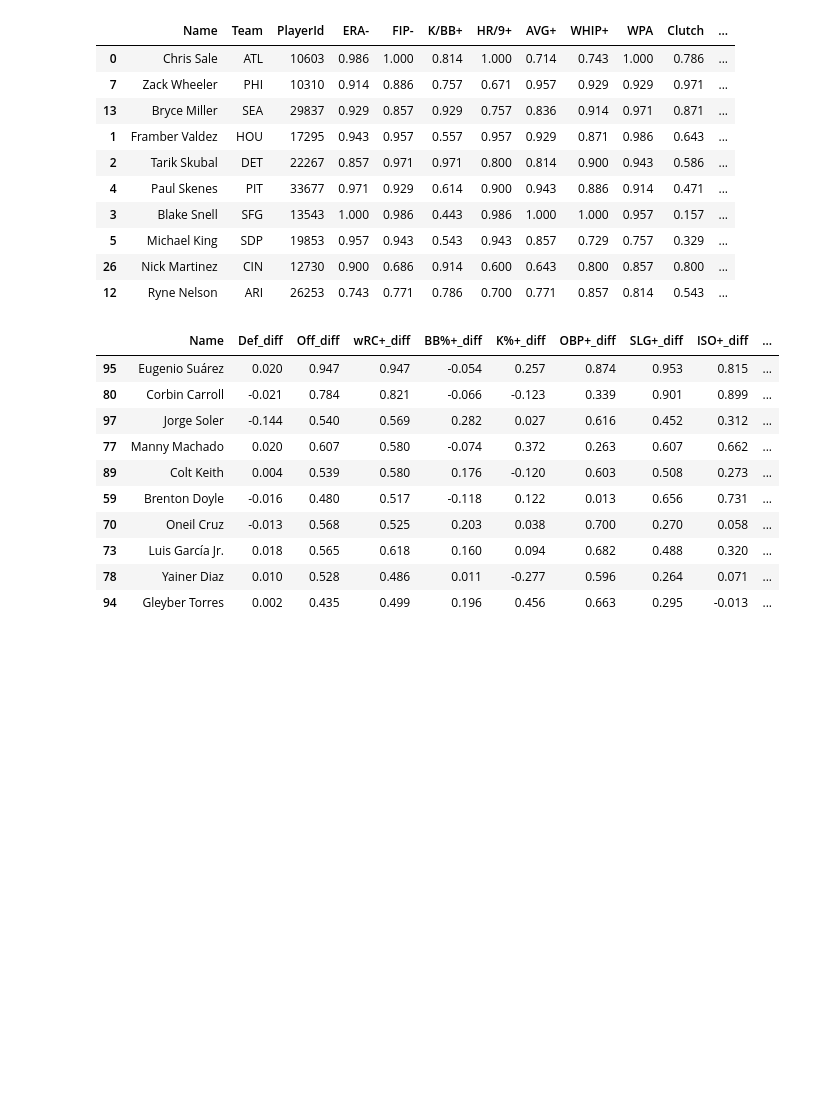
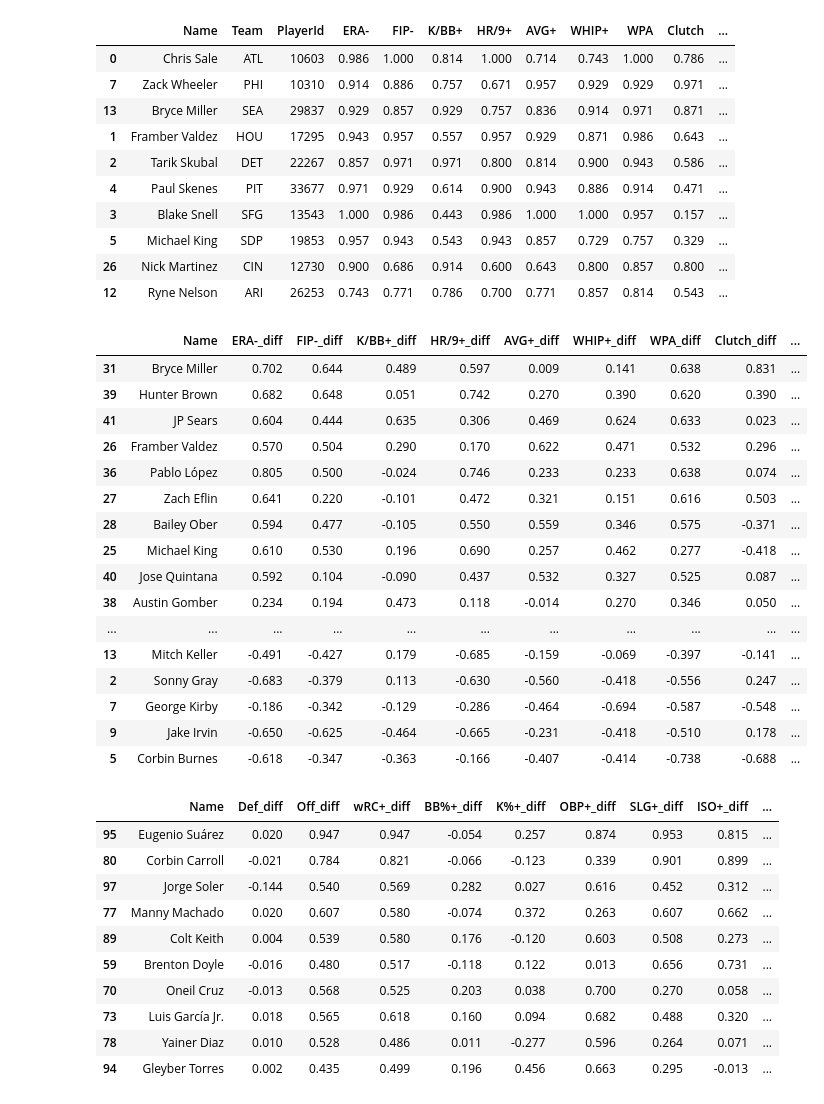
Before and after one commit to pddiii/Second-Half-Stars, a Jupyter notebook: cleaning.ipynb, the cells around one changed output. Cells and saved outputs as stored; diff of their text form; code cells hidden in the pictures; blank space fills up the shorter version.

```diff
--- a/cleaning.ipynb
+++ b/cleaning.ipynb
@@ -161,6 +161,35 @@ pitch_2nd.sort_values('mean_rank', ascending=False).head(10) # see who was stell
 | 5 | Michael King | SDP | 19853 | 0.957 | 0.943 | 0.543 | 0.943 | 0.857 | 0.729 | 0.757 | 0.329 | ... |
 | 26 | Nick Martinez | CIN | 12730 | 0.900 | 0.686 | 0.914 | 0.600 | 0.643 | 0.800 | 0.857 | 0.800 | ... |
 | 12 | Ryne Nelson | ARI | 26253 | 0.743 | 0.771 | 0.786 | 0.700 | 0.771 | 0.857 | 0.814 | 0.543 | ... |
+# %%
+difference_pitchers_df = pd.merge(difference_pitchers_df,
+         pitch_1st[['Name', 'PlayerId', 'mean_rank']],
+         on=['Name', 'PlayerId']).sort_values('mean_rank', ascending=False)
+
+difference_pitchers_df = pd.merge(difference_pitchers_df,
+                                  pitch_2nd[['Name', 'PlayerId', 'mean_rank']],
+                                  on=['Name', 'PlayerId'],
+                                  suffixes=('_first', '_second')).sort_values('mean_diff', ascending=False)
+
+difference_pitchers_df
+# %% [output]
+|  | Name | ERA-_diff | FIP-_diff | K/BB+_diff | HR/9+_diff | AVG+_diff | WHIP+_diff | WPA_diff | Clutch_diff | ... |
+| 31 | Bryce Miller | 0.702 | 0.644 | 0.489 | 0.597 | 0.009 | 0.141 | 0.638 | 0.831 | ... |
+| 39 | Hunter Brown | 0.682 | 0.648 | 0.051 | 0.742 | 0.270 | 0.390 | 0.620 | 0.390 | ... |
+| 41 | JP Sears | 0.604 | 0.444 | 0.635 | 0.306 | 0.469 | 0.624 | 0.633 | 0.023 | ... |
+| 26 | Framber Valdez | 0.570 | 0.504 | 0.290 | 0.170 | 0.622 | 0.471 | 0.532 | 0.296 | ... |
+| 36 | Pablo López | 0.805 | 0.500 | -0.024 | 0.746 | 0.233 | 0.233 | 0.638 | 0.074 | ... |
+| 27 | Zach Eflin | 0.641 | 0.220 | -0.101 | 0.472 | 0.321 | 0.151 | 0.616 | 0.503 | ... |
+| 28 | Bailey Ober | 0.594 | 0.477 | -0.105 | 0.550 | 0.559 | 0.346 | 0.575 | -0.371 | ... |
+| 25 | Michael King | 0.610 | 0.530 | 0.196 | 0.690 | 0.257 | 0.462 | 0.277 | -0.418 | ... |
+| 40 | Jose Quintana | 0.592 | 0.104 | -0.090 | 0.437 | 0.532 | 0.327 | 0.525 | 0.087 | ... |
+| 38 | Austin Gomber | 0.234 | 0.194 | 0.473 | 0.118 | -0.014 | 0.270 | 0.346 | 0.050 | ... |
+| ... | ... | ... | ... | ... | ... | ... | ... | ... | ... | ... |
+| 13 | Mitch Keller | -0.491 | -0.427 | 0.179 | -0.685 | -0.159 | -0.069 | -0.397 | -0.141 | ... |
+| 2 | Sonny Gray | -0.683 | -0.379 | 0.113 | -0.630 | -0.560 | -0.418 | -0.556 | 0.247 | ... |
+| 7 | George Kirby | -0.186 | -0.342 | -0.129 | -0.286 | -0.464 | -0.694 | -0.587 | -0.548 | ... |
+| 9 | Jake Irvin | -0.650 | -0.625 | -0.464 | -0.665 | -0.231 | -0.418 | -0.510 | 0.178 | ... |
+| 5 | Corbin Burnes | -0.618 | -0.347 | -0.363 | -0.166 | -0.407 | -0.414 | -0.738 | -0.688 | ... |
 # %%
 ### Perform the same operations done for the pitchers for the batters
 
```
Also changed, not shown: parts of 1 cell of this notebook.
